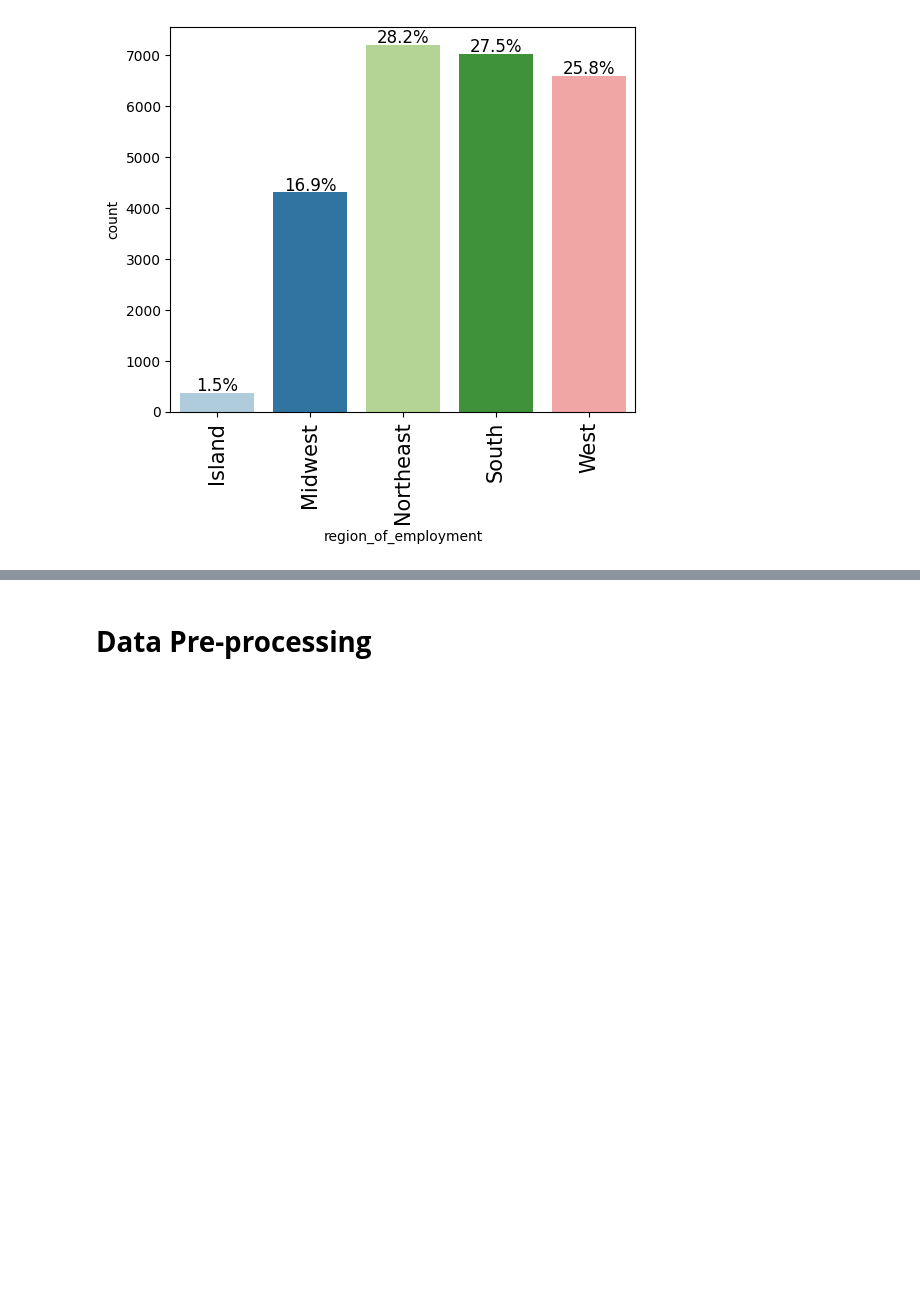
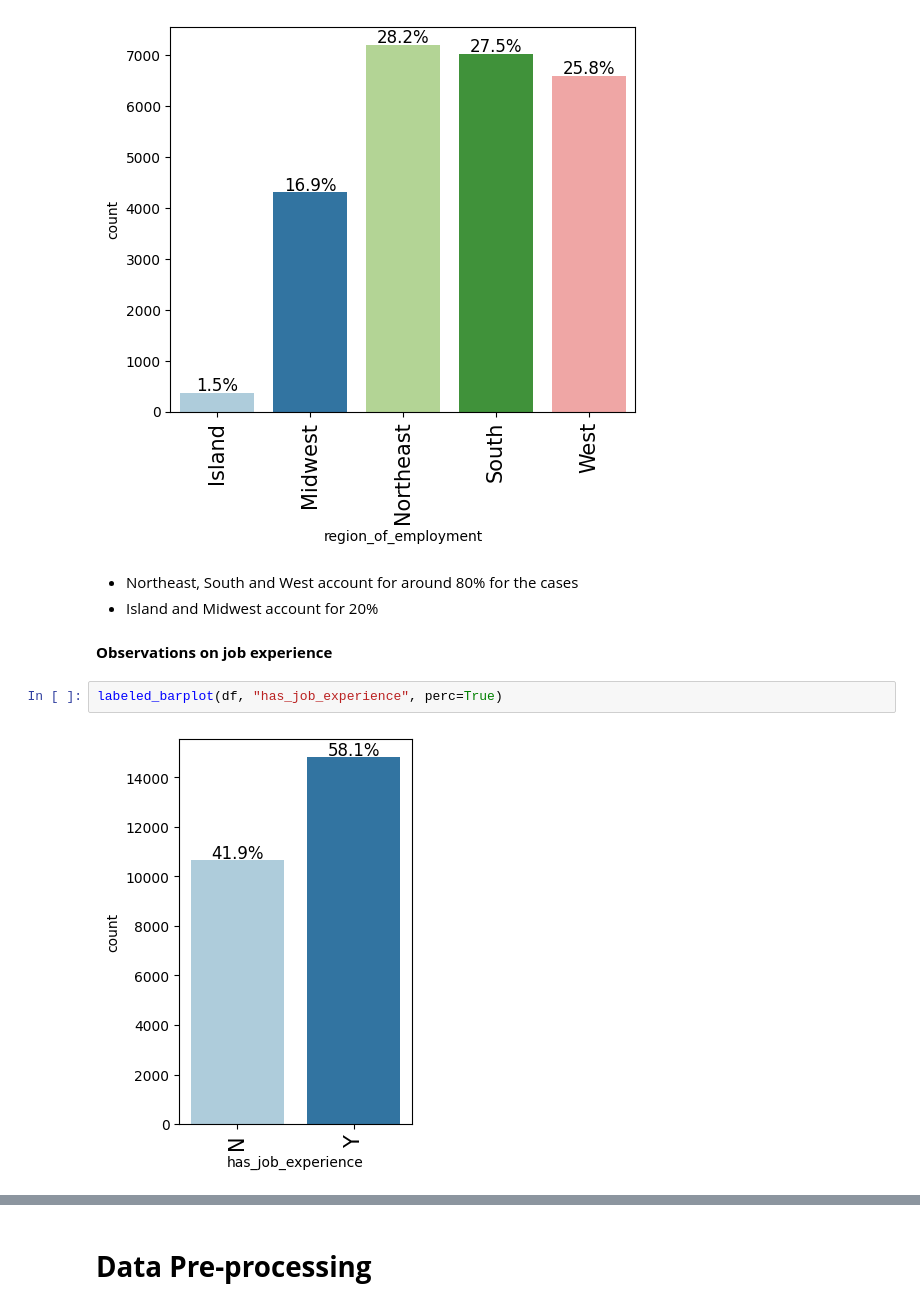
Before and after one commit to uday-d4/UTAI_AdvancedMachineLearningProject, a Jupyter notebook: Project_Full_Code_Notebook_EasyVisa (1).ipynb, the cells around one changed output, grey strips where cells are left out. Saved outputs shown, nothing was run; the diff lists cells and outputs as text; blank space fills up the shorter version.

```diff
--- a/Project_Full_Code_Notebook_EasyVisa (1).ipynb
+++ b/Project_Full_Code_Notebook_EasyVisa (1).ipynb
@@ -448,3 +447,14 @@ labeled_barplot(df, "education_of_employee", perc=True)
 labeled_barplot(df, "region_of_employment", perc=True)
 # %% [output]
 [figure]
+# %% [markdown]
+
+
+*   Northeast, South and West account for around 80% for the cases
+*   Island and Midwest account for 20%
+# %% [markdown]
+**Observations on job experience**
+# %%
+labeled_barplot(df, "has_job_experience", perc=True)
+# %% [output]
+[figure, added]
```
Also changed, not shown: parts of 17 cells of this notebook.
